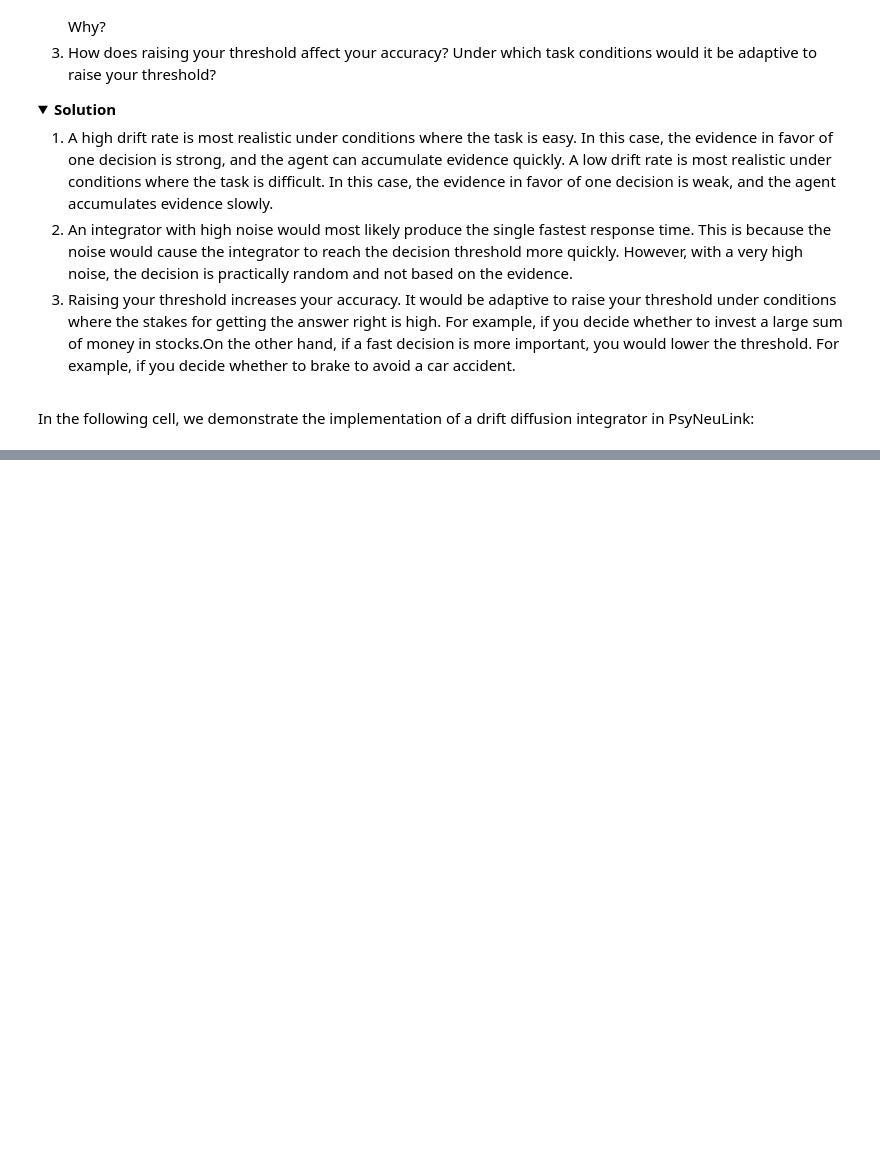
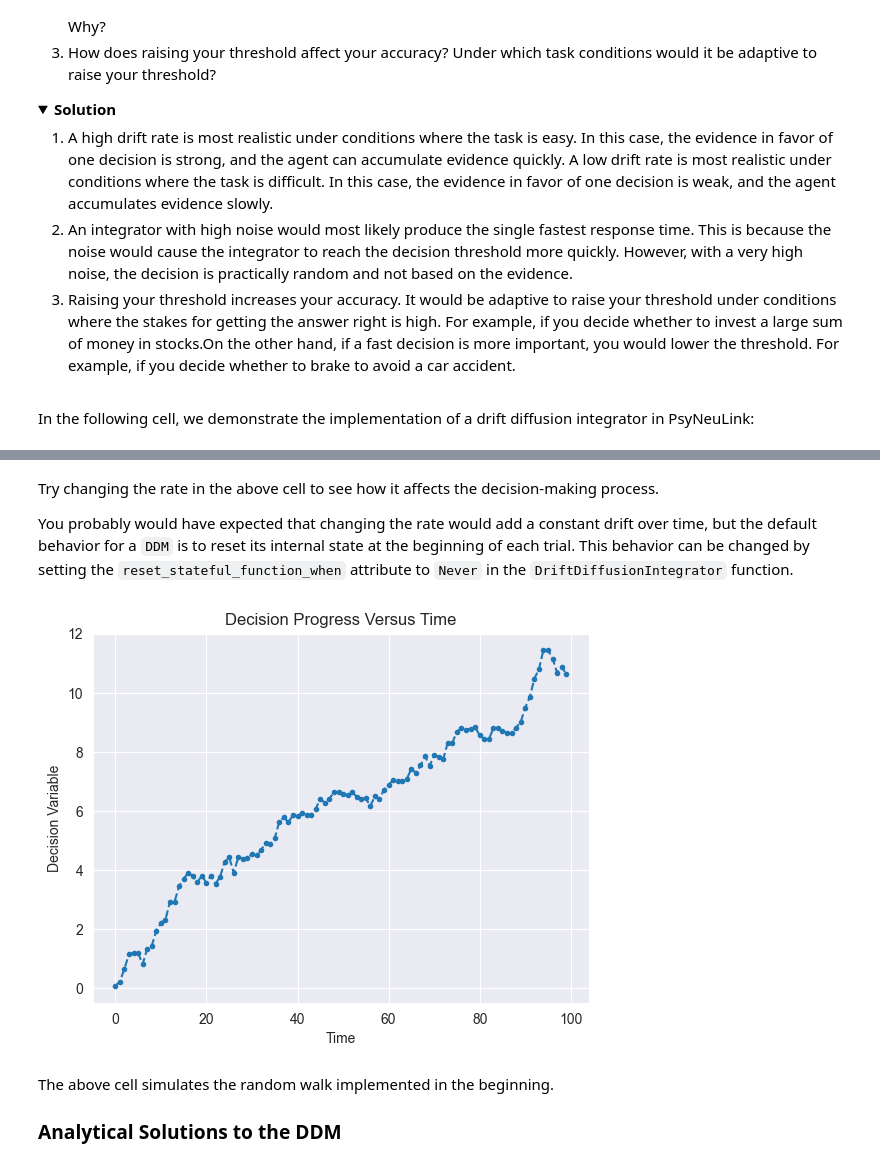
Before and after one commit to younesStrittmatter/502B, a Jupyter notebook: book/content/Decision Making/notebooks/1 Drift Diffusion Models.ipynb, the cells around one changed output, grey strips where cells are left out. Drawn from its saved outputs; the diff is of its cells as text; code cells hidden in the pictures; folded sections open; blank space fills up the shorter version.

```diff
--- a/book/content/Decision Making/notebooks/1 Drift Diffusion Models.ipynb
+++ b/book/content/Decision Making/notebooks/1 Drift Diffusion Models.ipynb
@@ -270,0 +308,45 @@ plt.show()
+# %% [markdown]
+Try changing the rate in the above cell to see how it affects the decision-making process.
+
+You probably would have expected that changing the rate would add a constant drift over time, but the default behavior for a `DDM` is to reset its internal state at the beginning of each trial. This behavior can be changed by setting the `reset_stateful_function_when` attribute to `Never` in the `DriftDiffusionIntegrator` function.
+# %%
+num_trials = 100
+
+# Instate the DDM mechanism with execute_until_finished=False
+ddm_integrator_one_step_no_reset = pnl.DDM(function=pnl.DriftDiffusionIntegrator(
+    noise=.25,
+    starting_value=0.0,
+    non_decision_time=0.0,
+    rate=.05,
+),
+    execute_until_finished=False,
+    reset_stateful_function_when=pnl.Never()
+)
+
+# Tell the DDM to store its outputs at each trial
+ddm_integrator_one_step_no_reset.log.set_log_conditions(items=[pnl.DECISION_VARIABLE])
+
+# Create a compositions with only the integrator
+DDM_one_step_no_reset = pnl.Composition(name='DDM One Step no reset')
+DDM_one_step_no_reset.add_node(node=ddm_integrator_one_step_no_reset)
+
+# Run it
+DDM_one_step_no_reset.run(inputs={ddm_integrator_one_step_no_reset: 1.}, num_trials=num_trials, context='execid')
+
+# Extract the logged data
+log = ddm_integrator_one_step_no_reset.log.nparray_dictionary()['execid']
+decision_pos = log[pnl.DECISION_VARIABLE]
+
+# For each time step plot the decision variable
+plt.plot(decision_pos[:,0],'.--')
+plt.title('Decision Progress Versus Time')
+plt.ylabel('Decision Variable')
+plt.xlabel('Time')
+plt.xticks(np.arange(0,num_trials+1,int(num_trials/5)))
+plt.show()
+# %% [output]
+[figure, added]
+# %% [markdown]
+The above cell simulates the random walk implemented in the beginning.
+
+### Analytical Solutions to the DDM
```
Also changed, not shown: parts of 8 cells of this notebook, 8 other files.
